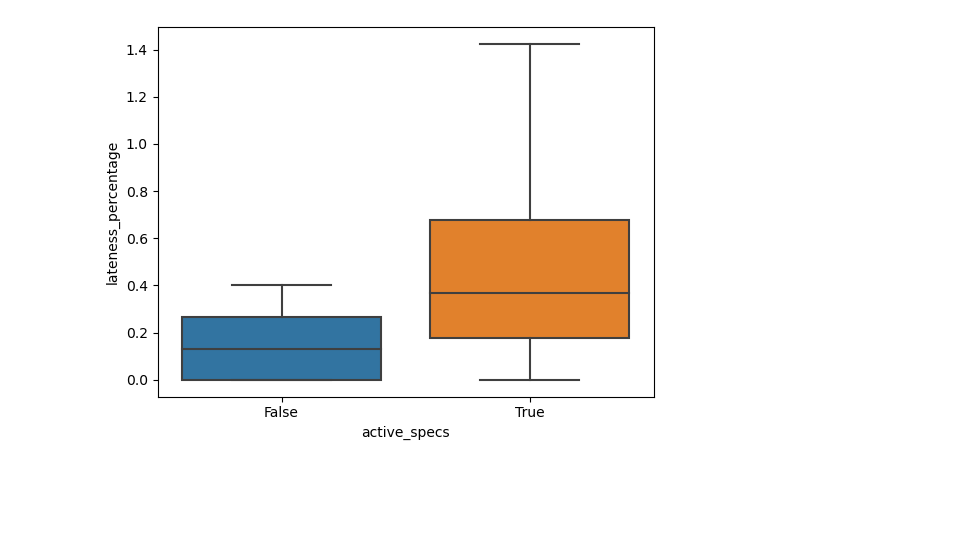
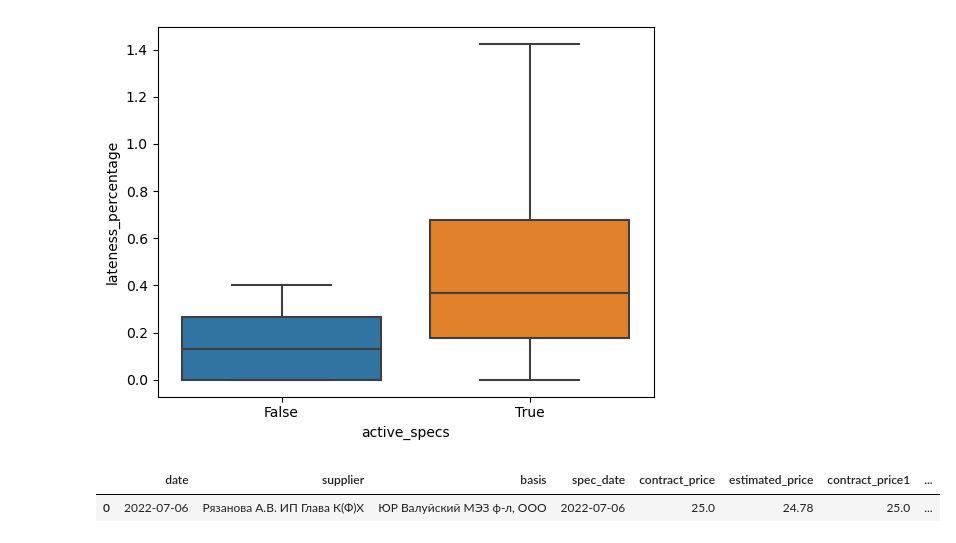
Before and after one commit to my-sas/Suppliers-time-series-analysis, a Jupyter notebook: notebooks/EDA.ipynb, the cells around one changed output. Cells and saved outputs as stored; diff of their text form; code cells hidden in the pictures; blank space fills up the shorter version.

```diff
--- a/notebooks/EDA.ipynb
+++ b/notebooks/EDA.ipynb
@@ -259,6 +268,11 @@ sns.boxplot(x = data['active_specs'] > 2, y = data['lateness_percentage'], showf
 # %% [output]
 <Axes: xlabel='active_specs', ylabel='lateness_percentage'>
 [figure]
+# %%
+data.head(1)
+# %% [output]
+|  | date | supplier | basis | spec_date | contract_price | estimated_price | contract_price1 | ... |
+| 0 | 2022-07-06 | Рязанова А.В. ИП Глава К(Ф)Х | ЮР Валуйский МЭЗ ф-л, ООО | 2022-07-06 | 25.0 | 24.78 | 25.0 | ... |
 # %%
 # Колонки, которые будут использоваться
 id_cols = cols = ['supplier', 'id']
```
Also changed, not shown: parts of 9 cells of this notebook, 5 other files.
